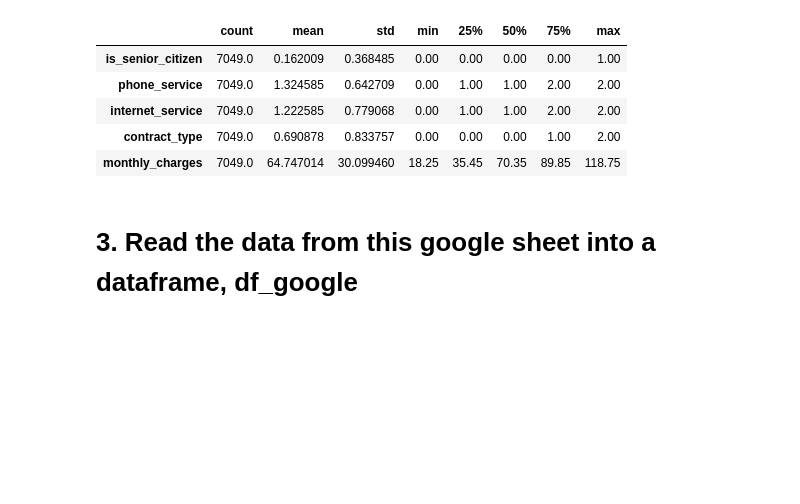
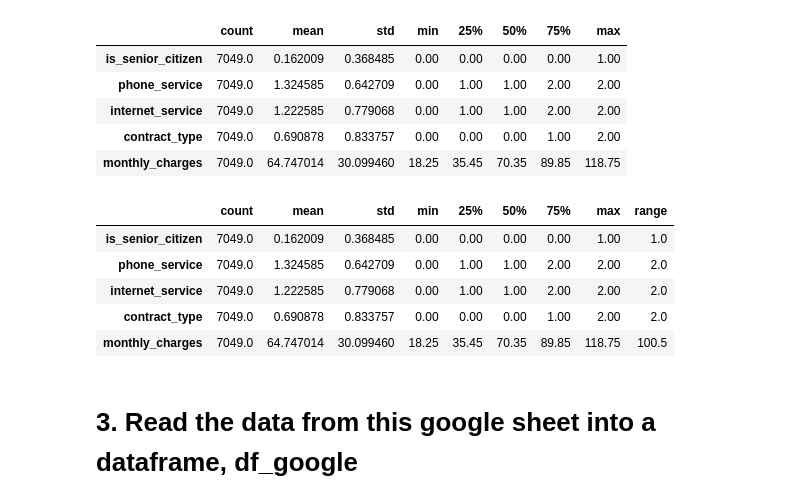
Before and after one commit to mariamnaqvi/classification-exercises, a Jupyter notebook: classification_exercises.ipynb, the cells around one changed output. Saved outputs shown, nothing was run; the diff lists cells and outputs as text; code cells hidden in the pictures; blank space fills up the shorter version.

```diff
--- a/classification_exercises.ipynb
+++ b/classification_exercises.ipynb
@@ -115,7 +161,8 @@ df_excel.select_dtypes(include='object')
 # %% [markdown]
 - compute the range for each of the numeric variables.
 # %%
-df_excel.describe().T.head()
+stats = df_excel.describe().T.head()
+stats
 # %% [output]
 |  | count | mean | std | min | 25% | 50% | 75% | max |
 | is_senior_citizen | 7049.0 | 0.162009 | 0.368485 | 0.00 | 0.00 | 0.00 | 0.00 | 1.00 |
@@ -123,6 +170,17 @@ df_excel.describe().T.head()
 | internet_service | 7049.0 | 1.222585 | 0.779068 | 0.00 | 1.00 | 1.00 | 2.00 | 2.00 |
 | contract_type | 7049.0 | 0.690878 | 0.833757 | 0.00 | 0.00 | 0.00 | 1.00 | 2.00 |
 | monthly_charges | 7049.0 | 64.747014 | 30.099460 | 18.25 | 35.45 | 70.35 | 89.85 | 118.75 |
+# %%
+# add range col and compute range
+stats['range'] = stats['max'] - stats['min']
+stats
+# %% [output]
+|  | count | mean | std | min | 25% | 50% | 75% | max | range |
+| is_senior_citizen | 7049.0 | 0.162009 | 0.368485 | 0.00 | 0.00 | 0.00 | 0.00 | 1.00 | 1.0 |
+| phone_service | 7049.0 | 1.324585 | 0.642709 | 0.00 | 1.00 | 1.00 | 2.00 | 2.00 | 2.0 |
+| internet_service | 7049.0 | 1.222585 | 0.779068 | 0.00 | 1.00 | 1.00 | 2.00 | 2.00 | 2.0 |
+| contract_type | 7049.0 | 0.690878 | 0.833757 | 0.00 | 0.00 | 0.00 | 1.00 | 2.00 | 2.0 |
+| monthly_charges | 7049.0 | 64.747014 | 30.099460 | 18.25 | 35.45 | 70.35 | 89.85 | 118.75 | 100.5 |
 # %% [markdown]
 # 3. Read the data from this google sheet into a dataframe, df_google
 # %%
```
Also changed, not shown: parts of 33 cells of this notebook.
